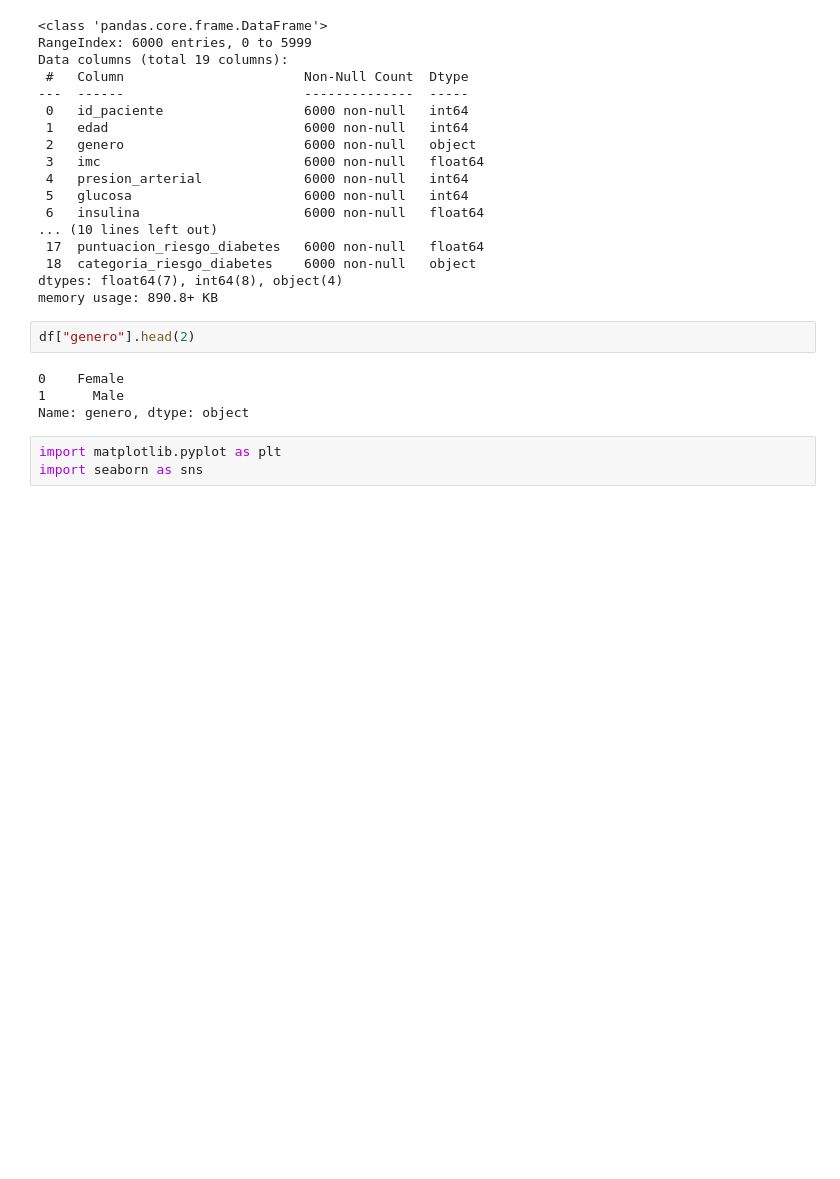
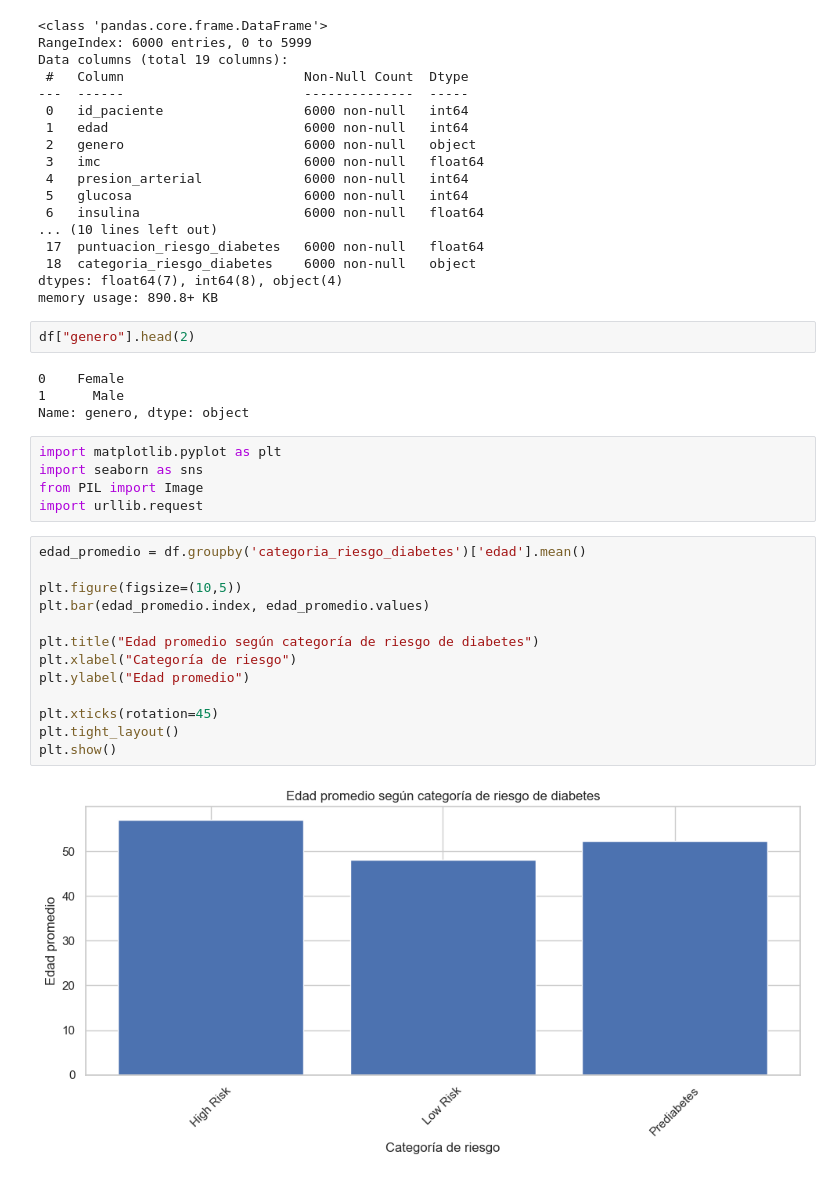
Before and after one commit to DuvanLope/Trabajo-Final, a Jupyter notebook: Diabetesfinal/diabetes.ipynb, the cells around one changed output. Cells and saved outputs as stored; diff of their text form; blank space fills up the shorter version.

```diff
--- a/Diabetesfinal/diabetes.ipynb
+++ b/Diabetesfinal/diabetes.ipynb
@@ -244,3 +244,20 @@ Name: genero, dtype: object
 # %%
 import matplotlib.pyplot as plt
 import seaborn as sns
+from PIL import Image
+import urllib.request
+# %%
+edad_promedio = df.groupby('categoria_riesgo_diabetes')['edad'].mean()
+
+plt.figure(figsize=(10,5))
+plt.bar(edad_promedio.index, edad_promedio.values)
+
+plt.title("Edad promedio según categoría de riesgo de diabetes")
+plt.xlabel("Categoría de riesgo")
+plt.ylabel("Edad promedio")
+
+plt.xticks(rotation=45)
+plt.tight_layout()
+plt.show()
+# %% [output]
+[figure, added]
```
Also changed, not shown: parts of 3 cells of this notebook, 2 other files.
